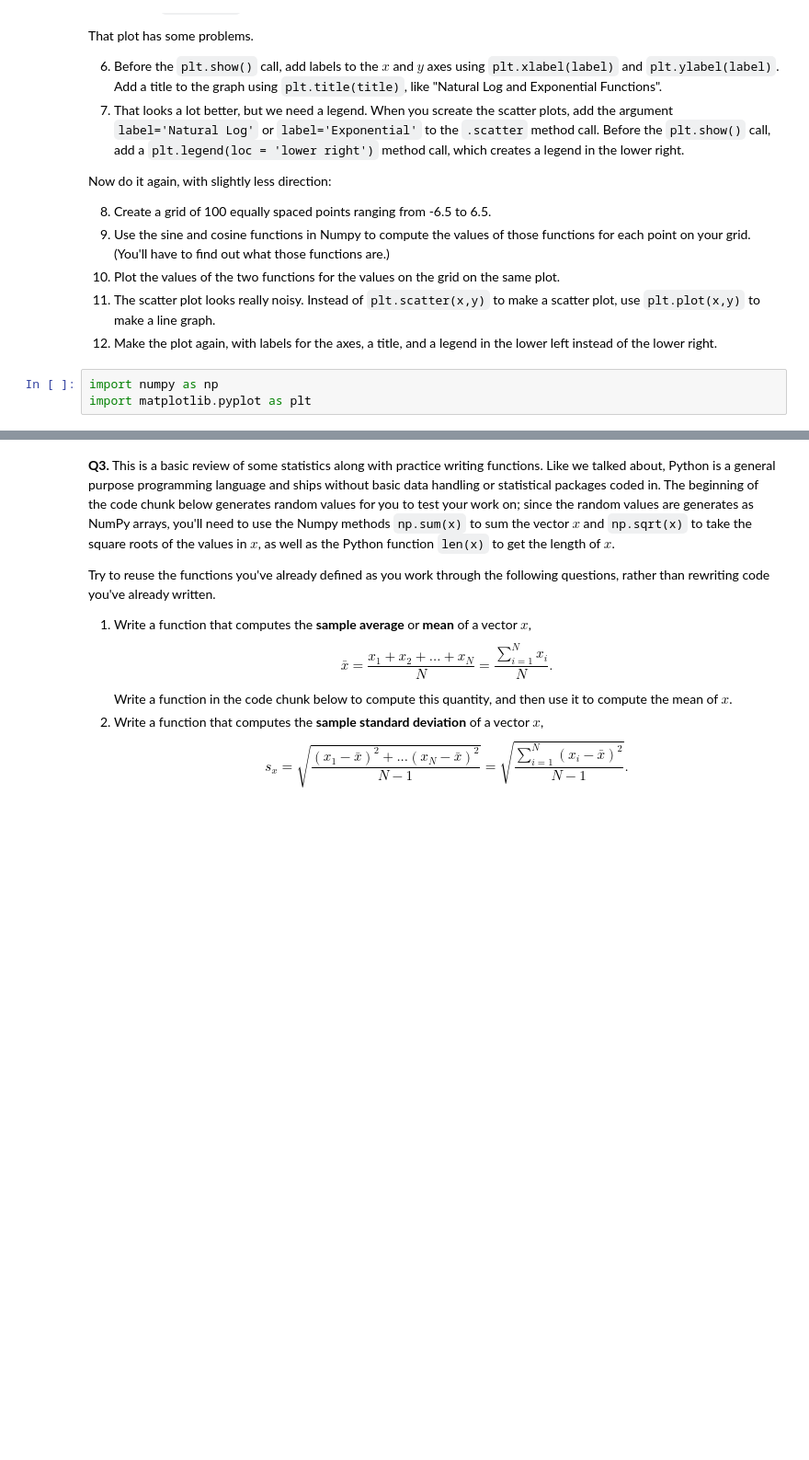
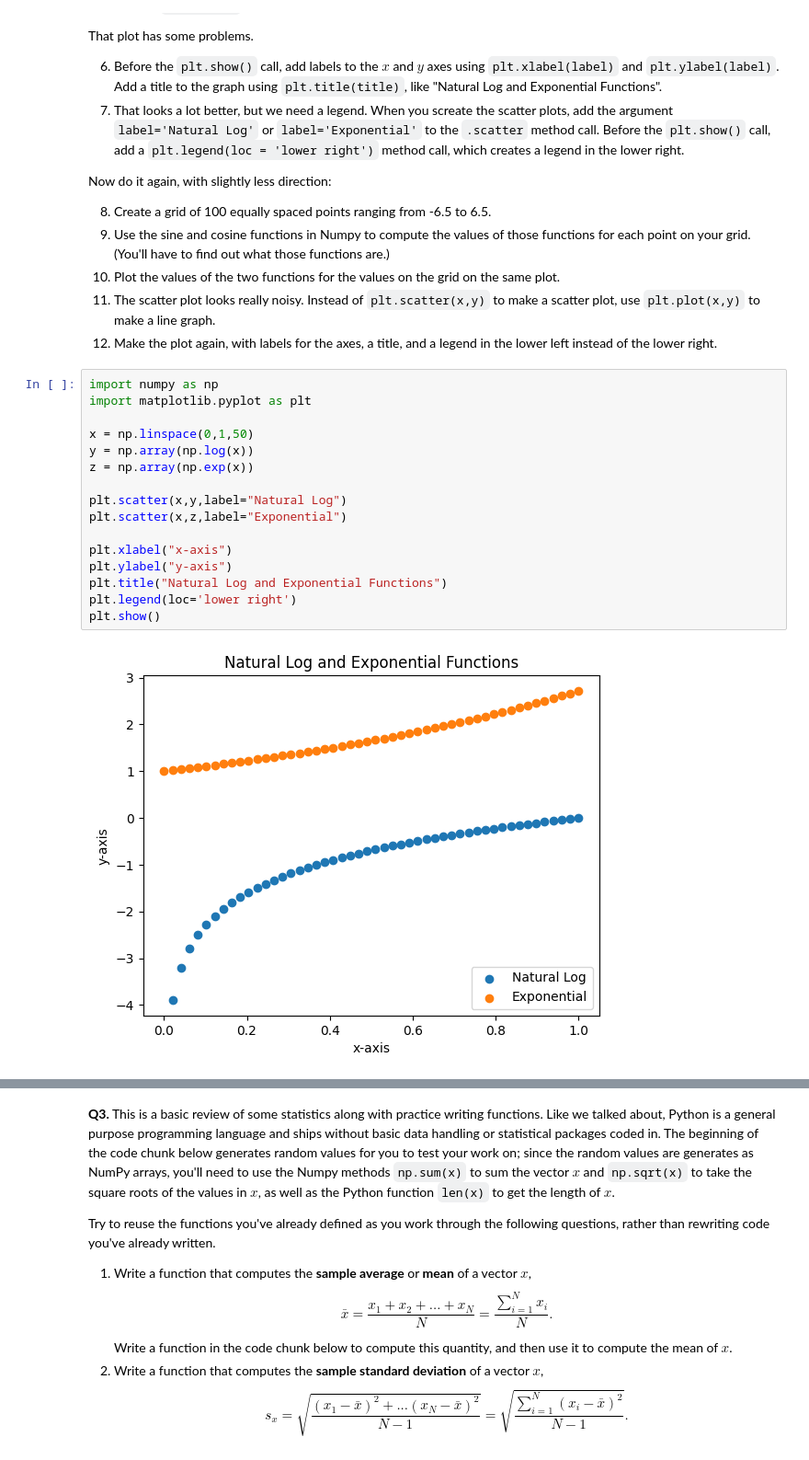
Before and after one commit to kirsten-fung/programming, a Jupyter notebook: assignment/assignment_programming.ipynb, the cells around one changed output, grey strips where cells are left out. Shown: that part at 92% size. Saved outputs shown, nothing was run; the diff lists cells and outputs as text; blank space fills up the shorter version.

```diff
--- a/assignment/assignment_programming.ipynb
+++ b/assignment/assignment_programming.ipynb
@@ -37,3 +45,18 @@ Now do it again, with slightly less direction:
 # %%
 import numpy as np
 import matplotlib.pyplot as plt
+
+x = np.linspace(0,1,50)
+y = np.array(np.log(x))
+z = np.array(np.exp(x))
+
+plt.scatter(x,y,label="Natural Log")
+plt.scatter(x,z,label="Exponential")
+
+plt.xlabel("x-axis")
+plt.ylabel("y-axis")
+plt.title("Natural Log and Exponential Functions")
+plt.legend(loc='lower right')
+plt.show()
+# %% [output]
+[figure, added]
```
Also changed, not shown: parts of 2 cells of this notebook.
